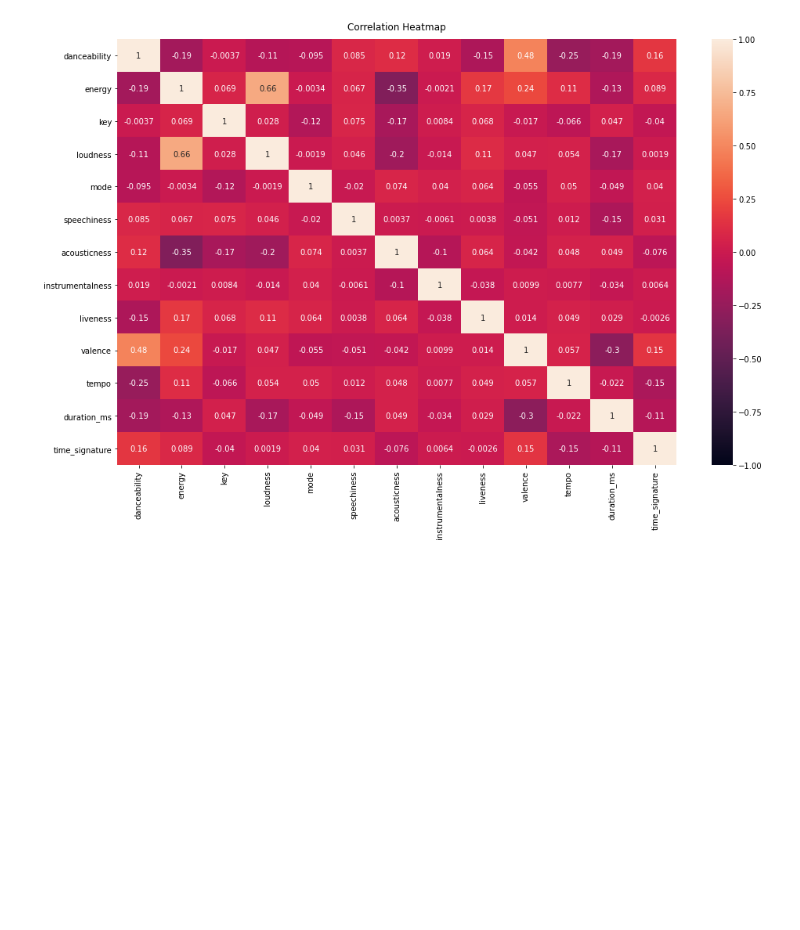
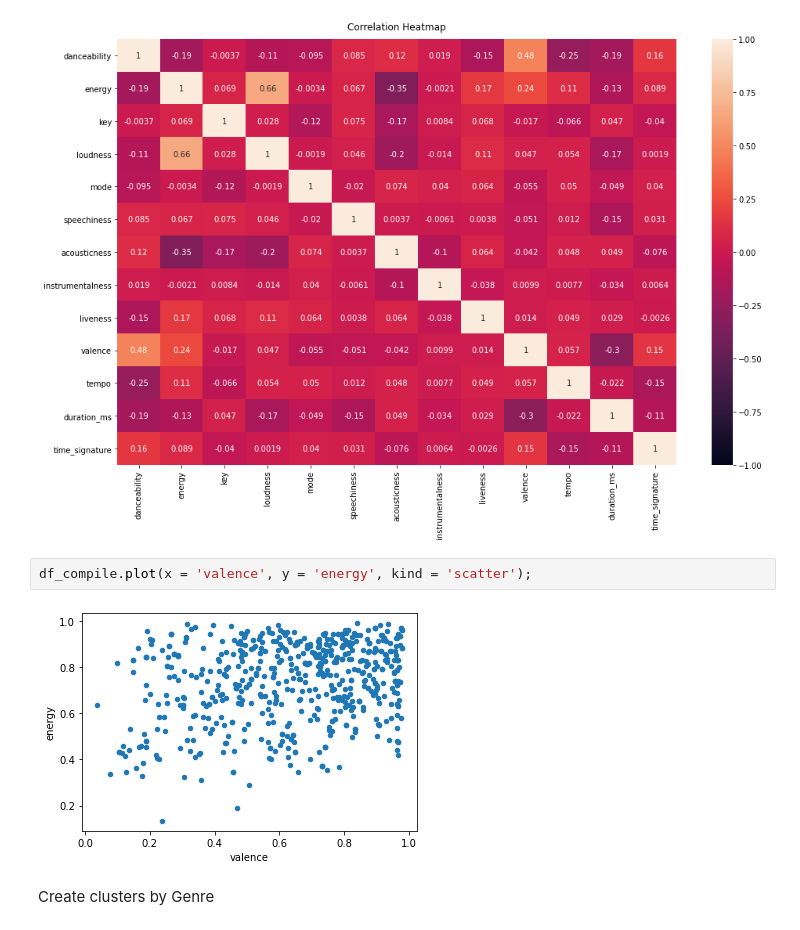
Before and after one commit to dolant98/AARPSY, a Jupyter notebook: AARPify-Copy1.ipynb, the cells around one changed output. Saved outputs shown, nothing was run; the diff lists cells and outputs as text; blank space fills up the shorter version.

```diff
--- a/AARPify-Copy1.ipynb
+++ b/AARPify-Copy1.ipynb
@@ -343,3 +341,9 @@ heatmap = sns.heatmap(df_compile.corr(), vmin=-1, vmax=1, annot=True)
 heatmap.set_title('Correlation Heatmap', fontdict={'fontsize':12}, pad=12);
 # %% [output]
 [figure]
+# %%
+df_compile.plot(x = 'valence', y = 'energy', kind = 'scatter');
+# %% [output]
+[figure, added]
+# %% [markdown]
+Create clusters by Genre
```
Also changed, not shown: parts of 11 cells of this notebook, 1 other file.
